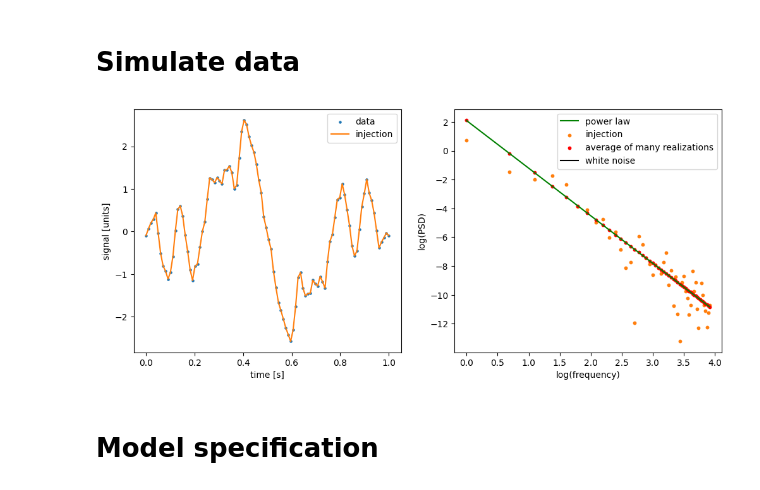
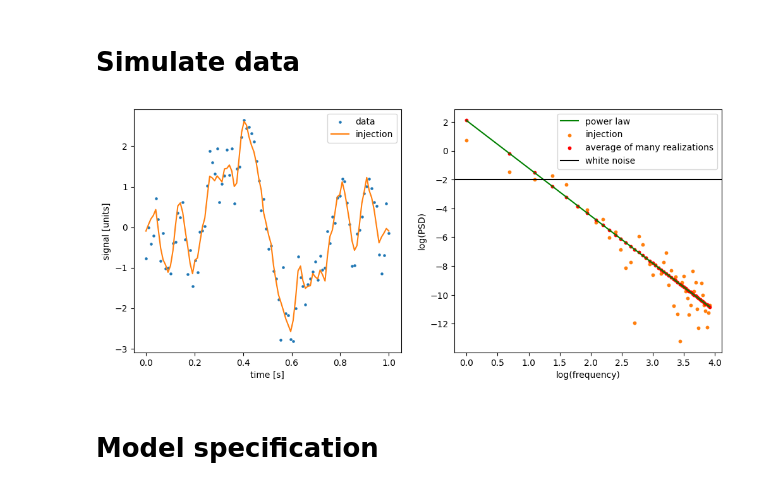
Before and after one commit to aiden-g12321/BayesFT, a Jupyter notebook: bias_example.ipynb, the cells around one changed output. Drawn from its saved outputs; the diff is of its cells as text; code cells hidden in the pictures.

```diff
--- a/bias_example.ipynb
+++ b/bias_example.ipynb
@@ -50,36 +50,36 @@ F_inj = f.fast_Fourier_design(t, f_inj)
 signal_inj = F_inj @ a_inj
 
 # add zero-mean Gaussian noise
-log_sigma_inj = -100.0
+log_sigma_inj = -1.0
 sigma_inj = np.exp(log_sigma_inj)
 noise_seed = jr.PRNGKey(1)
 noise = jr.normal(noise_seed, shape=(Nt,)) * sigma_inj
 
 # make and plot data
 data = signal_inj + noise
 
 # time-domain
 plt.figure(figsize=(12, 5))
 plt.subplot(1, 2, 1)
 plt.scatter(t, data, color='C0', s=5, label='data')
 plt.plot(t, signal_inj, color='C1', label='injection')
 plt.xlabel('time [s]')
 plt.ylabel('signal [units]')
 plt.legend()
 
 # frequency-domain
 plt.subplot(1, 2, 2)
 plt.plot(logf_inj, np.log(diag_cov_inj[::2] + diag_cov_inj[1::2]), color='green', label='power law')
 plt.scatter(logf_inj, np.log(a_inj[::2]**2. + a_inj[1::2]**2.), color='C1', s=10, label='injection')
 plt.scatter(logf_inj, np.log(np.mean(many_a[:,::2]**2. + many_a[:,1::2]**2., axis=0)), color='red', s=10,
             label='average of many realizations')
 plt.axhline(np.log(sigma_inj**2. * df_inj), color='k', label='white noise')
 plt.xlabel('log(frequency)')
 plt.ylabel('log(PSD)')
 plt.legend()
 plt.show()
 # %% [output]
-[figure, old version]
+[figure, new version]
 # %% [markdown]
 # Model specification
 # %%
```
Also changed, not shown: parts of 9 cells of this notebook, 6 other files.
